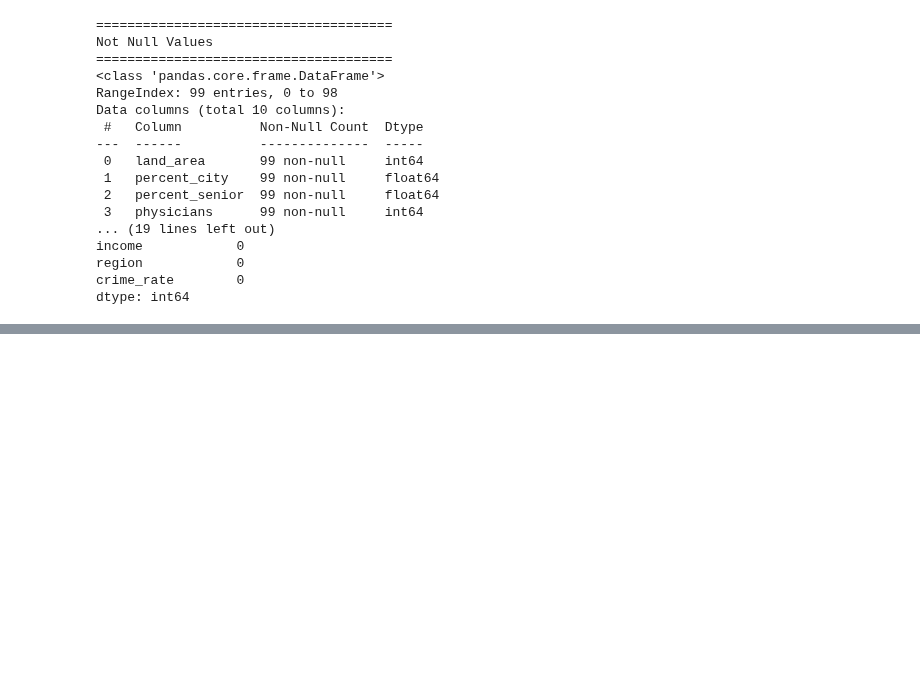
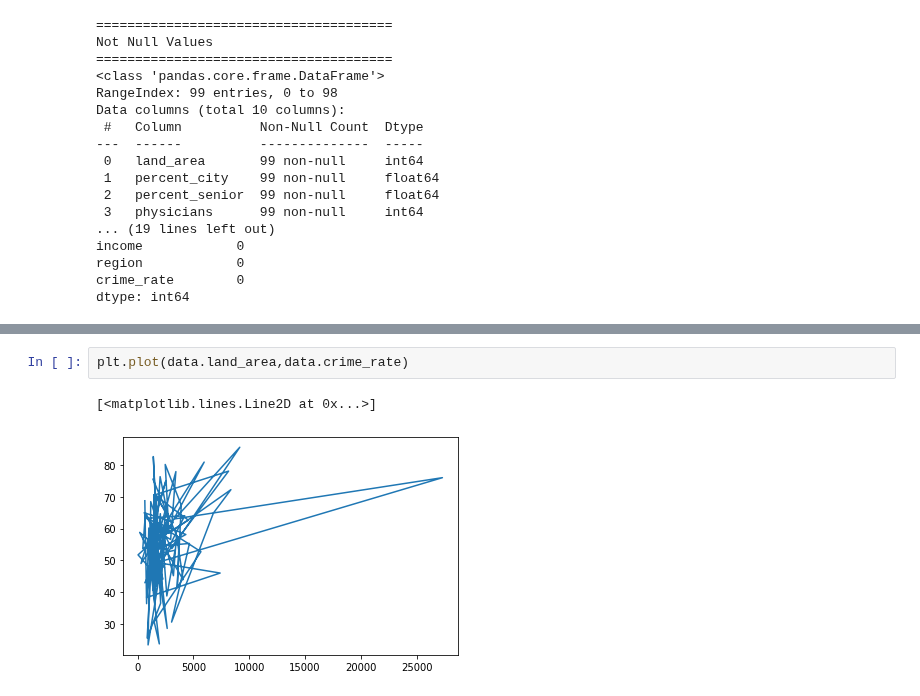
Before and after one commit to hpnightowl/Owlsbooks, a Jupyter notebook: Metropolitan.ipynb, the cells around one changed output, grey strips where cells are left out. Drawn from its saved outputs; the diff is of its cells as text; blank space fills up the shorter version.

```diff
--- a/Metropolitan.ipynb
+++ b/Metropolitan.ipynb
@@ -46,0 +74,5 @@ dtype: int64
+# %%
+plt.plot(data.land_area,data.crime_rate)
+# %% [output]
+[<matplotlib.lines.Line2D at 0x...>]
+[figure, added]
```
Also changed, not shown: parts of 11 cells of this notebook.
